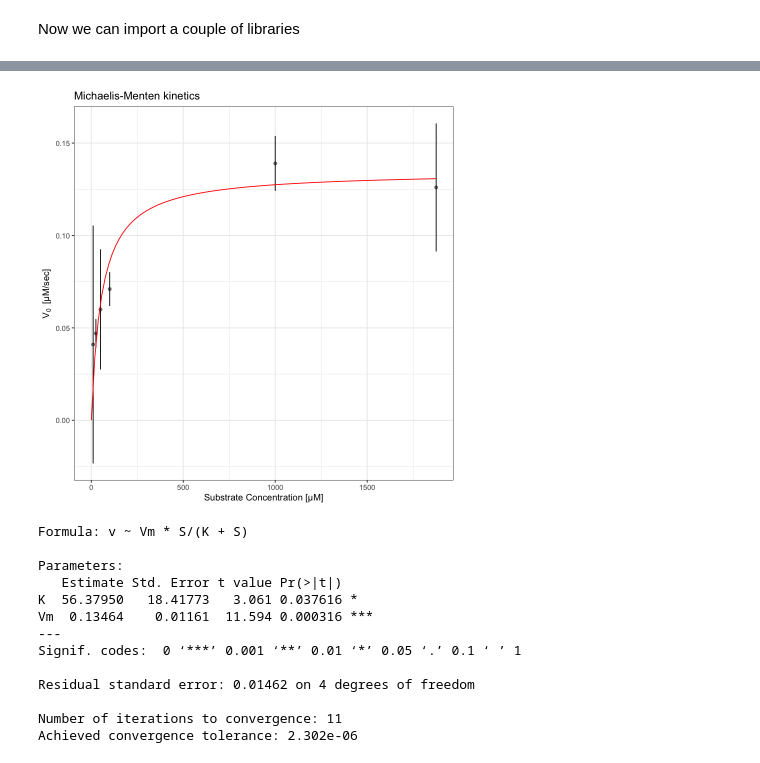
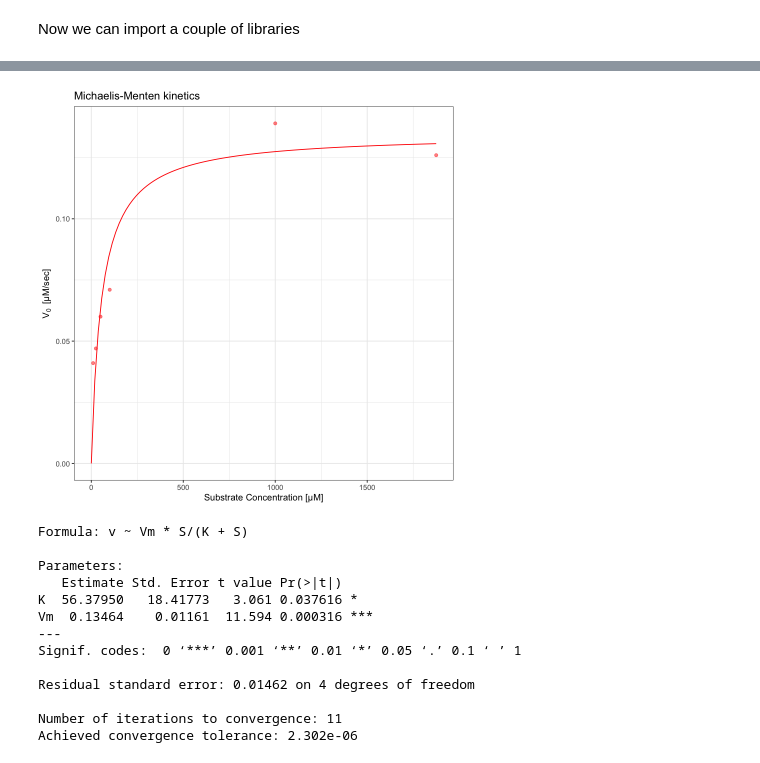
Before and after one commit to piqueen314/enzyme_kinematics, a Jupyter notebook: BioChemProjMMCurves.ipynb, the cells around one changed output, grey strips where cells are left out. Cells and saved outputs as stored; diff of their text form; code cells hidden in the pictures.

```diff
--- a/BioChemProjMMCurves.ipynb
+++ b/BioChemProjMMCurves.ipynb
@@ -42,15 +61,13 @@ sd <- c(0.064346717, 0.007778175, 0.032526912, 0.009192388, 0.014849242, 0.03464
 # %%
 ggplot(mm, aes(x = S, y = v)) +
   theme_bw() +
   xlab("Substrate Concentration [μM]") +
   ylab(bquote(V[0]~" [μM/sec]")) +
   ggtitle("Michaelis-Menten kinetics") +
-  geom_point(alpha = 0.5) +
-  geom_errorbar(aes(ymin=v-sd, ymax=v+sd), width=.2,
-                 position=position_dodge(0.05))+
+  geom_point(alpha = 0.5, colour = "red") +
   geom_line(data = mml, aes(x = S, y = v), colour = "red")
 # %% [output]
-[figure, old version]
+[figure, new version]
 # %%
 ggsave("mm.pdf", width = 6, height = 4, device = cairo_pdf)
 # %%
```
Also changed, not shown: parts of 22 cells of this notebook, 20 other files.
